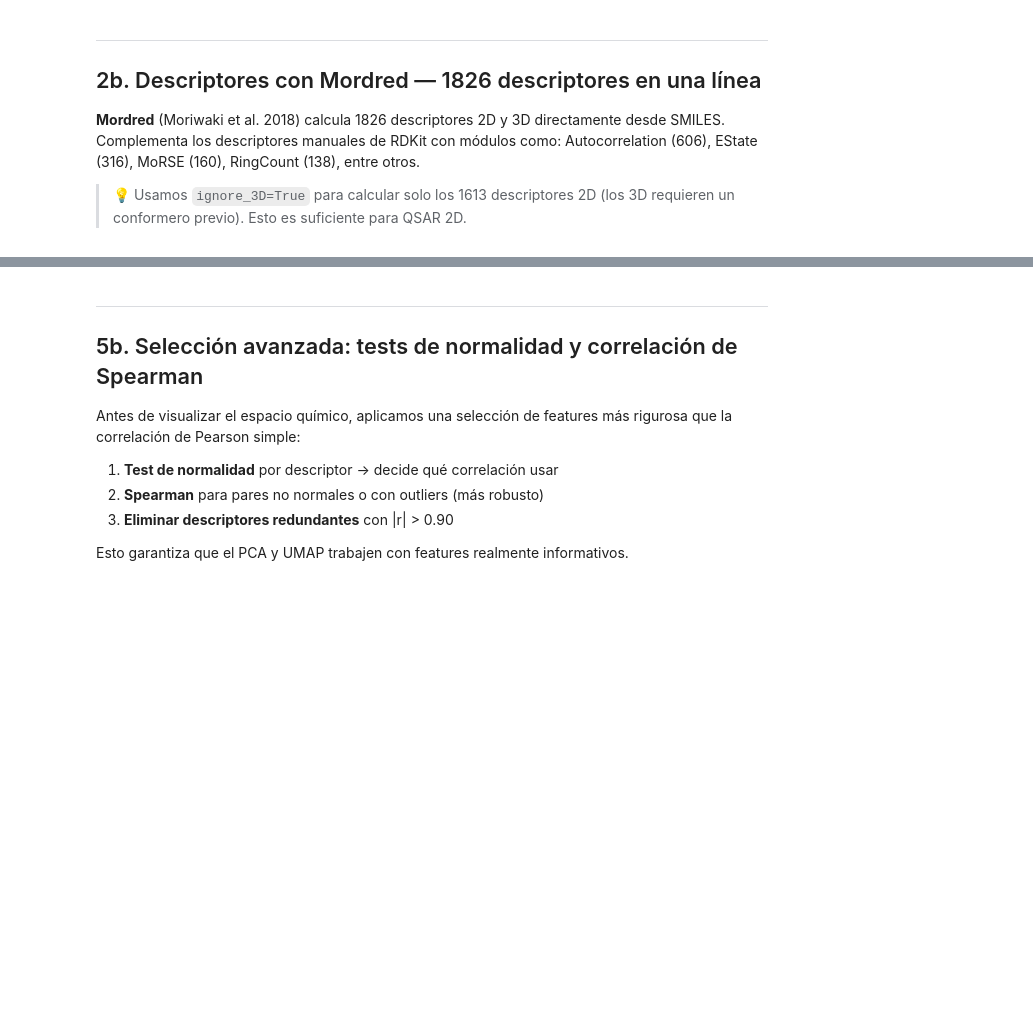
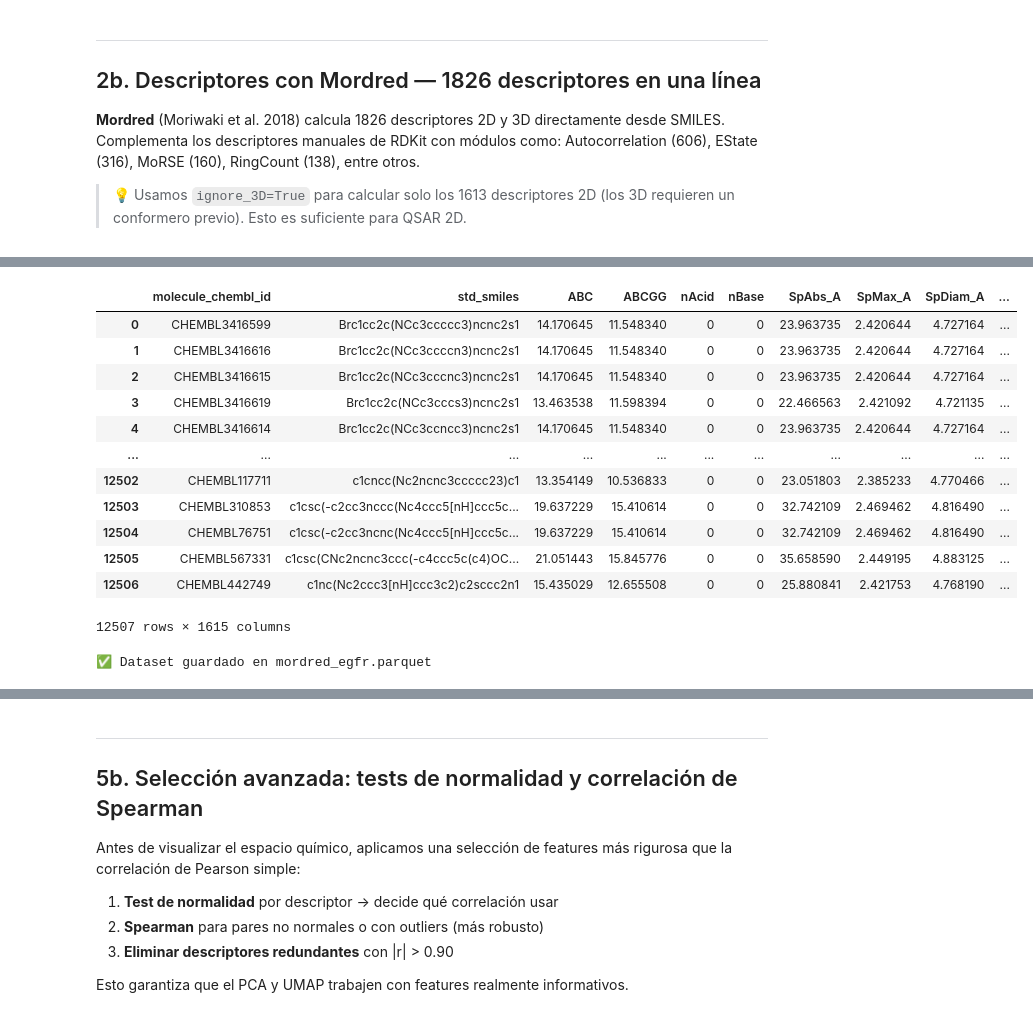
Before and after one commit to FelPVic/curso_datascience, a Jupyter notebook: notebooks/07 - Features y Espacio Quimico.ipynb, the cells around one changed output, grey strips where cells are left out. Drawn from its saved outputs; the diff is of its cells as text; code cells hidden in the pictures; blank space fills up the shorter version.

```diff
--- a/notebooks/07 - Features y Espacio Quimico.ipynb
+++ b/notebooks/07 - Features y Espacio Quimico.ipynb
@@ -365,30 +413,33 @@ df_mordred_raw.to_csv('egfr_mordred_des.csv', index=False)
 # %%
 # ── Limpiar la matriz Mordred ────────────────────────────────────────────────
 # Mordred puede devolver objetos de error en lugar de números para algunas moléculas
-# Los convertimos a NaN y luego filtramos columnas problemáticas
 
 # Convertir todo a numérico (los errores de Mordred quedan como NaN)
 df_mordred_num = df_mordred_raw.apply(pd.to_numeric, errors='coerce')
 
-n0 = df_mordred_num.shape[1]
-
-# Eliminar columnas con > 20% NaN
-umbral_nan_m = 0.20
-frac_nan = df_mordred_num.isna().mean()
-cols_ok_m = frac_nan[frac_nan <= umbral_nan_m].index
-df_mordred_clean = df_mordred_num[cols_ok_m].copy()
-n1 = df_mordred_clean.shape[1]
-print(f"Columnas con > {umbral_nan_m*100:.0f}% NaN eliminadas: {n0-n1}  → quedan {n1}")
-
-# Eliminar columnas con varianza casi cero
-from sklearn.feature_selection import VarianceThreshold
-vt_m = VarianceThreshold(threshold=0.01)
-X_m_var = vt_m.fit_transform(df_mordred_clean.fillna(df_mordred_clean.median()))
-cols_m_var = df_mordred_clean.columns[vt_m.get_support()].tolist()
-df_mordred_clean = df_mordred_clean[cols_m_var]
-n2 = len(cols_m_var)
-print(f"Columnas varianza ≈ 0 eliminadas: {n1-n2}  → quedan {n2}")
-
-# Imputar NaN restantes con la mediana
-df_mordred_final = df_mordred_clean.fillna(df_mordred_clean.median())
-print(f"\n✅ Matriz Mordred final: {df_mordred_final.shape[0]} × {df_mordred_final.shape[1]}")
+# Unir con el ID y el Standard smiles para almacenarlo
+df_mordred_final = pd.concat([df[['molecule_chembl_id', 'std_smiles']], df_mordred_num], axis=1)
+df_mordred_final
+# %% [output]
+|  | molecule_chembl_id | std_smiles | ABC | ABCGG | nAcid | nBase | SpAbs_A | SpMax_A | SpDiam_A | ... |
+| 0 | CHEMBL3416599 | Brc1cc2c(NCc3ccccc3)ncnc2s1 | 14.170645 | 11.548340 | 0 | 0 | 23.963735 | 2.420644 | 4.727164 | ... |
+| 1 | CHEMBL3416616 | Brc1cc2c(NCc3ccccn3)ncnc2s1 | 14.170645 | 11.548340 | 0 | 0 | 23.963735 | 2.420644 | 4.727164 | ... |
+| 2 | CHEMBL3416615 | Brc1cc2c(NCc3cccnc3)ncnc2s1 | 14.170645 | 11.548340 | 0 | 0 | 23.963735 | 2.420644 | 4.727164 | ... |
+| 3 | CHEMBL3416619 | Brc1cc2c(NCc3cccs3)ncnc2s1 | 13.463538 | 11.598394 | 0 | 0 | 22.466563 | 2.421092 | 4.721135 | ... |
+| 4 | CHEMBL3416614 | Brc1cc2c(NCc3ccncc3)ncnc2s1 | 14.170645 | 11.548340 | 0 | 0 | 23.963735 | 2.420644 | 4.727164 | ... |
+| ... | ... | ... | ... | ... | ... | ... | ... | ... | ... | ... |
+| 12502 | CHEMBL117711 | c1cncc(Nc2ncnc3ccccc23)c1 | 13.354149 | 10.536833 | 0 | 0 | 23.051803 | 2.385233 | 4.770466 | ... |
+| 12503 | CHEMBL310853 | c1csc(-c2cc3nccc(Nc4ccc5[nH]ccc5c... | 19.637229 | 15.410614 | 0 | 0 | 32.742109 | 2.469462 | 4.816490 | ... |
+| 12504 | CHEMBL76751 | c1csc(-c2cc3ncnc(Nc4ccc5[nH]ccc5c... | 19.637229 | 15.410614 | 0 | 0 | 32.742109 | 2.469462 | 4.816490 | ... |
+| 12505 | CHEMBL567331 | c1csc(CNc2ncnc3ccc(-c4ccc5c(c4)OC... | 21.051443 | 15.845776 | 0 | 0 | 35.658590 | 2.449195 | 4.883125 | ... |
+| 12506 | CHEMBL442749 | c1nc(Nc2ccc3[nH]ccc3c2)c2sccc2n1 | 15.435029 | 12.655508 | 0 | 0 | 25.880841 | 2.421753 | 4.768190 | ... |
+12507 rows × 1615 columns
+# %%
+# Guardar el dataset como un parquet para reducir su peso
+# Para eso en ves de usar "to_csv" usamos "to_parquet"
+# al ser un archivo binario especializado reduce su peso
+df_mordred_final.to_parquet('mordred_egfr.parquet', index=False, compression='zstd',
+                             compression_level=9)
+print("✅ Dataset guardado en mordred_egfr.parquet")
+# %% [output]
+✅ Dataset guardado en mordred_egfr.parquet
```
Also changed, not shown: parts of 28 cells of this notebook.
